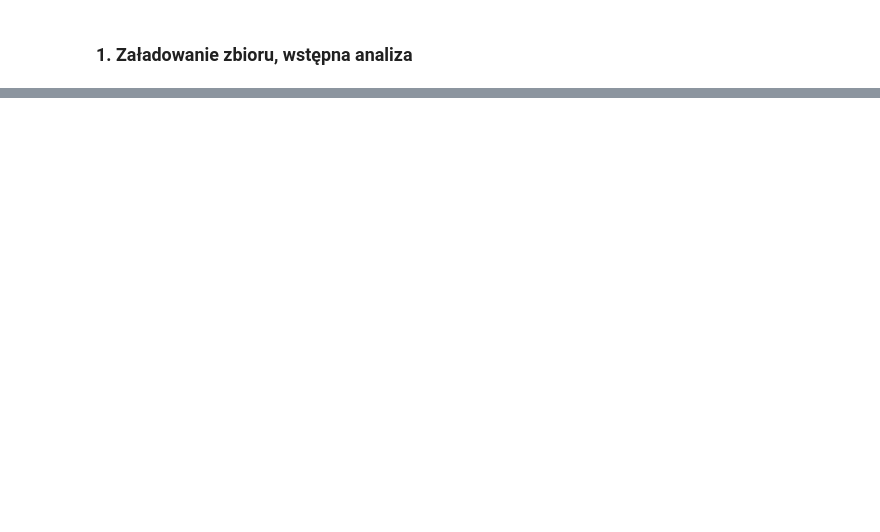
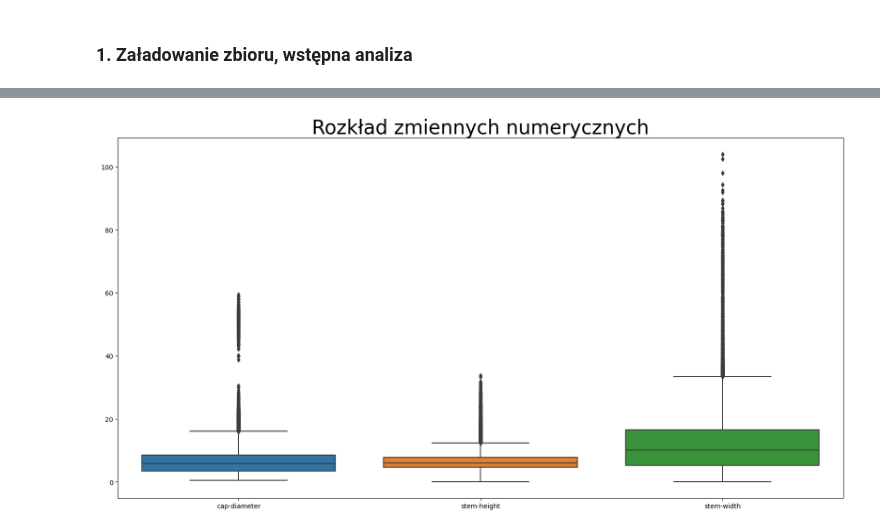
Before and after one commit to mweuro/ML_2024, a Jupyter notebook: task_3/ML_3.ipynb, the cells around one changed output, grey strips where cells are left out. Cells and saved outputs as stored; diff of their text form; code cells hidden in the pictures; blank space fills up the shorter version.

```diff
--- a/task_3/ML_3.ipynb
+++ b/task_3/ML_3.ipynb
@@ -91,0 +181,3 @@ def plain_tree(X, y):
+# %%
+train, test = train_test_split(df_dummy, stratify = df_dummy['class'], shuffle = True)
+train, test = train.reset_index(drop = True), test.reset_index(drop = True)
@@ -91,0 +194,12 @@ def plain_tree(X, y):
+# %%
+def draw_boxplots(df = train):
+    only_num = df[df.select_dtypes(include = ['float']).columns.tolist()]
+
+    plt.figure(figsize = (20, 10))
+    sns.boxplot(only_num)
+    plt.title('Rozkład zmiennych numerycznych', fontsize = 30)
+    plt.show()
+# %%
+draw_boxplots()
+# %% [output]
+[figure, added]
```
Also changed, not shown: parts of 43 cells of this notebook.
